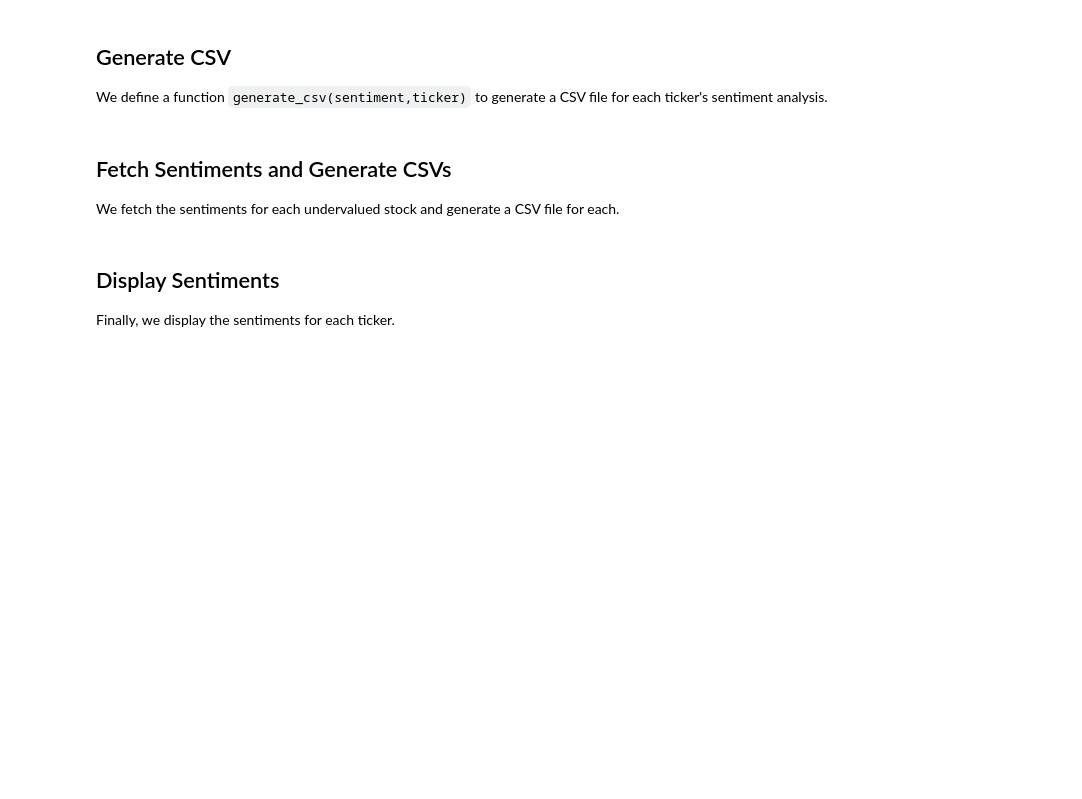
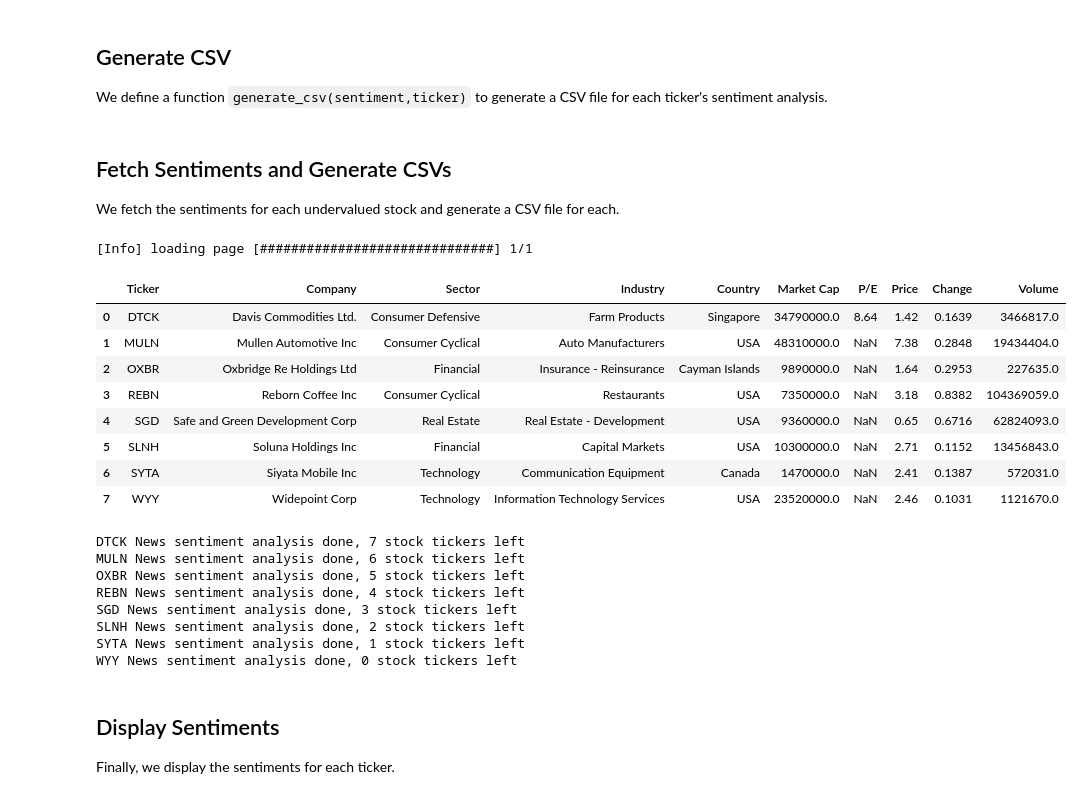
Before and after one commit to reioskr/stocksAI, a Jupyter notebook: Main.ipynb, the cells around one changed output. Saved outputs shown, nothing was run; the diff lists cells and outputs as text; code cells hidden in the pictures; blank space fills up the shorter version.

```diff
--- a/Main.ipynb
+++ b/Main.ipynb
@@ -59,0 +55,28 @@ FILTERS_DICT = {
+# %%
+FILTERS_DICT = {
+    'Performance': 'Today +10%',     # Day increase 10%
+    'Relative Volume': 'Over 5',       # High Relative Volume
+    'Price': 'Under $20',              # Price under 20 USD
+    'Float': 'Under 10M'               # Float under 10 million
+}
+
+# Alternative filtering to consider:
+'''
+FILTERS_DICT = {'Debt/Equity':'Under 1',                 # Positive Operating Margin
+                'PEG':'Low (<1)',                        # Debt-to-Equity ratio under 1
+                'Operating Margin':'Positive (>0%)',     # Low P/B (under 1)
+                'P/B':'Low (<1)',                        # Low P/E ratio (under 15)
+                'P/E':'Low (<15)',                       # Low PEG ratio (under 1)
+                'InsiderTransactions':'Positive (>0%)<'} # Positive Insider Transactions
+'''
+
+
+# The filters and general manual link for the finvizfinance library: https://finvizfinance.readthedocs.io/_/downloads/en/latest/pdf/
+# Possible filters can be found by running the following code:
+
+#from finvizfinance.screener.overview import Overview # type: ignore
+#foverview = Overview()    # Create Overview object
+#foverview.get_filters()   # Get list of all possible filters
+
+# And after to see the possible options for a filter, run the following code:
+#foverview.get_filter_options('Relative Volume') # Get list of all possible options for a filter, example on 'Relative Volume'
@@ -115,15 +222,36 @@ def generate_csv(sentiment,ticker):
 
 We fetch the sentiments for each undervalued stock and generate a CSV file for each.
 # %%
+undervalued = get_filtered_stocks()
+
 sentiments = []
 for ticker in undervalued:
     sentiment = get_ticker_news_sentiment(ticker)
     if sentiment is not None:
         sentiments.append(sentiment)
         generate_csv(sentiment,ticker)
     else:
         print(f'No news found for {ticker}')
-    print(f'{ticker} done, {len(undervalued) - undervalued.index(ticker) - 1} stock tickers left')
+    print(f'{ticker} News sentiment analysis done, {len(undervalued) - undervalued.index(ticker) - 1} stock tickers left')
+# %% [output]
+[Info] loading page [##############################] 1/1
+|  | Ticker | Company | Sector | Industry | Country | Market Cap | P/E | Price | Change | Volume |
+| 0 | DTCK | Davis Commodities Ltd. | Consumer Defensive | Farm Products | Singapore | 34790000.0 | 8.64 | 1.42 | 0.1639 | 3466817.0 |
+| 1 | MULN | Mullen Automotive Inc | Consumer Cyclical | Auto Manufacturers | USA | 48310000.0 | NaN | 7.38 | 0.2848 | 19434404.0 |
+| 2 | OXBR | Oxbridge Re Holdings Ltd | Financial | Insurance - Reinsurance | Cayman Islands | 9890000.0 | NaN | 1.64 | 0.2953 | 227635.0 |
+| 3 | REBN | Reborn Coffee Inc | Consumer Cyclical | Restaurants | USA | 7350000.0 | NaN | 3.18 | 0.8382 | 104369059.0 |
+| 4 | SGD | Safe and Green Development Corp | Real Estate | Real Estate - Development | USA | 9360000.0 | NaN | 0.65 | 0.6716 | 62824093.0 |
+| 5 | SLNH | Soluna Holdings Inc | Financial | Capital Markets | USA | 10300000.0 | NaN | 2.71 | 0.1152 | 13456843.0 |
+| 6 | SYTA | Siyata Mobile Inc | Technology | Communication Equipment | Canada | 1470000.0 | NaN | 2.41 | 0.1387 | 572031.0 |
+| 7 | WYY | Widepoint Corp | Technology | Information Technology Services | USA | 23520000.0 | NaN | 2.46 | 0.1031 | 1121670.0 |
+DTCK News sentiment analysis done, 7 stock tickers left
+MULN News sentiment analysis done, 6 stock tickers left
+OXBR News sentiment analysis done, 5 stock tickers left
+REBN News sentiment analysis done, 4 stock tickers left
+SGD News sentiment analysis done, 3 stock tickers left
+SLNH News sentiment analysis done, 2 stock tickers left
+SYTA News sentiment analysis done, 1 stock tickers left
+WYY News sentiment analysis done, 0 stock tickers left
 # %% [markdown]
 
 
```
Also changed, not shown: parts of 7 cells of this notebook.
